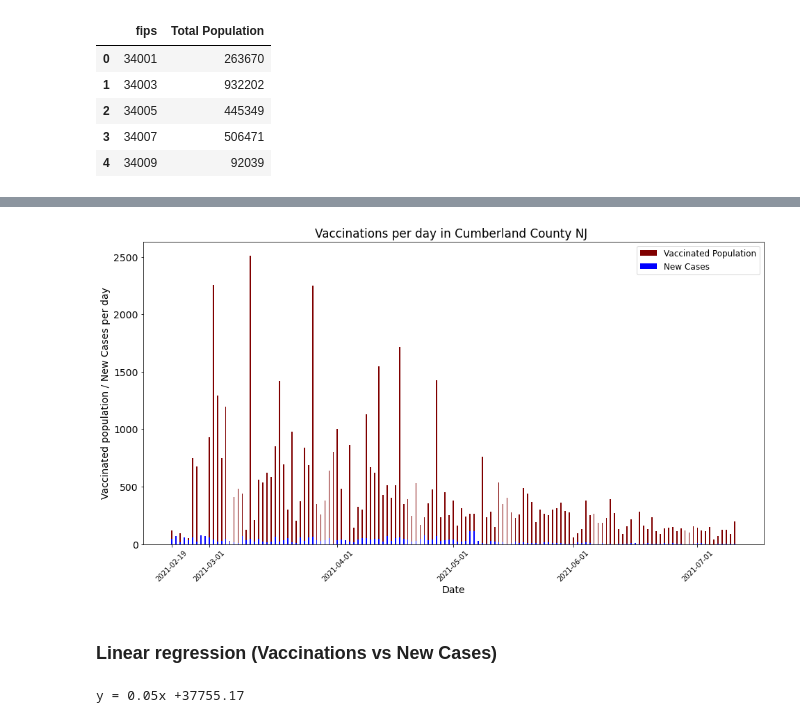
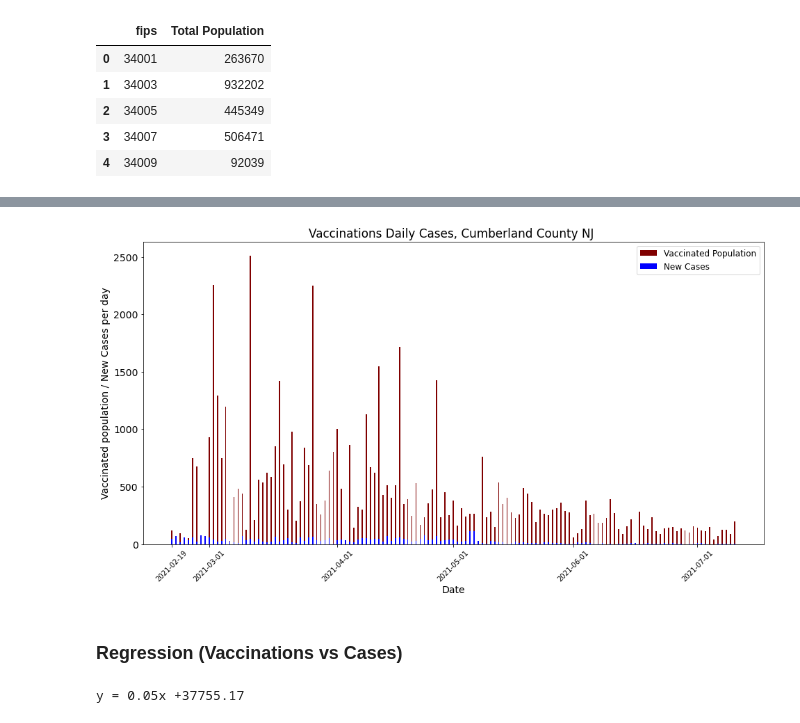
Before and after one commit to melissadiep94/covid19-project, a Jupyter notebook: Vaccination/State_NJ_Covid_time.ipynb, the cells around one changed output, grey strips where cells are left out. Drawn from its saved outputs; the diff is of its cells as text; code cells hidden in the pictures.

```diff
--- a/Vaccination/State_NJ_Covid_time.ipynb
+++ b/Vaccination/State_NJ_Covid_time.ipynb
@@ -148,10 +159,14 @@ plt.show()
 # %%
+#adding daily number of vaccination_initiated cases and vaccination_completed cases
 time_vaccine_df = pd.DataFrame(vaccines_mer_pd)
 time_vaccine_df.head()
 time_vaccine_df =time_vaccine_df.sort_values(['county', 'date'])
 time_vaccine_df["delta_init"]=time_vaccine_df['actuals.vaccinationsInitiated'].diff()
+time_vaccine_df["delta_complete"]=time_vaccine_df['actuals.vaccinationsCompleted'].diff()
 index_county_df = time_vaccine_df.set_index(time_vaccine_df["county"]).fillna(0)
 index_county_df.loc[index_county_df['delta_init'] <0]=0
-
-index_county_df.head(10)
+index_county_df.loc[index_county_df['delta_complete'] <0]=0
+index_county_df.head()
+n_county_vaccine_df = index_county_df.drop(columns = ['actuals.deaths','actuals.vaccinesAdministered','actuals.newDeaths'])
+n_county_vaccine_df.head()
 # %% [output]
@@ -172,0 +180,5 @@ index_county_df.head(10)
+# %%
+nc_vaccine_df = n_county_vaccine_df.rename(columns={'county':'County','date':'Date','fips':'Fips','actuals.vaccinationsInitiated':'Vaccination Initiated','actuals.vaccinationsCompleted':'Vaccination Completed',
+                               'delta_init':'Vaccination Iniciated by Day','delta_complete': 'Vaccination Completed by day','actuals.cases':'Total New Cases','actuals.newCases':'Daily Cases',
+                               'Total Population':'Total Population'})
+nc_vaccine_df.head()
@@ -215,4 +226,4 @@ plt.show()
 # %%
-county_y=index_county_df.loc[index_county_df['county'] == "Cumberland County"]
-county_y.head(10)
+county_y=nc_vaccine_df .loc[nc_vaccine_df ['County'] == "Cumberland County"]
+county_y
 # %% [output]
@@ -231,25 +244,25 @@ county_y.head(10)
 # %%
-x_axis = county_y["date"]
-values = county_y['delta_init']
+x_axis = county_y["Date"]
+values = county_y['Vaccination Iniciated by Day']
 
 fig = plt.figure(figsize = (16, 8))
 fig.tight_layout()
 # creating the bar plot
 p1_C = plt.bar(x_axis, values, color ='maroon', width = 0.3)
-p2_C = plt.bar(x_axis, county_y['actuals.newCases'], color ='blue', width = 0.3)
+p2_C = plt.bar(x_axis, county_y['Daily Cases'], color ='blue', width = 0.3)
 
 plt.xlabel("Date")
 plt.ylabel("Vaccinated population / New Cases per day")
 plt.xticks(['2021-02-19','2021-03-01','2021-04-01','2021-05-01','2021-06-01','2021-07-01'], fontsize=10, rotation=45)
-plt.title("Vaccinations per day in Cumberland County NJ ")
+plt.title("Vaccinations Daily Cases, Cumberland County NJ ")
 plt.legend((p1_C[0], p2_C[0]), ('Vaccinated Population', 'New Cases'), fontsize=12)
 
 
 plt.savefig("../Images/Vaccinaction_Cumberland.png")
 
 plt.show()
 # %% [output]
-[figure, old version]
+[figure, new version]
 # %% [markdown]
-### Linear regression (Vaccinations vs New Cases)
+### Regression (Vaccinations vs Cases)
 # %%
```
Also changed, not shown: parts of 33 cells of this notebook, 1 other file.
